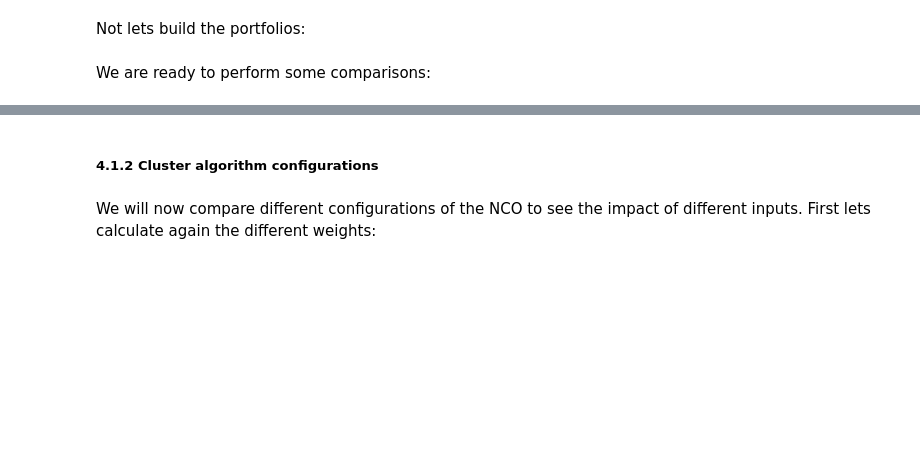
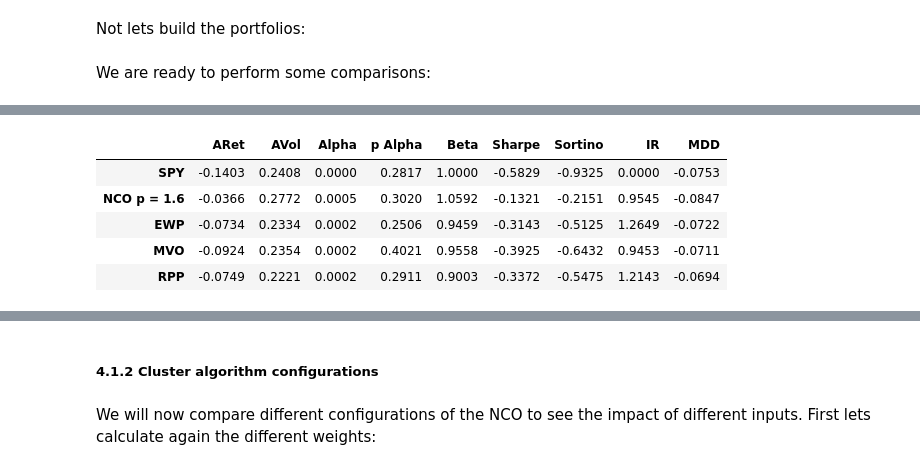
Before and after one commit to dariosandrucci/thesis, a Jupyter notebook: project_notebook.ipynb, the cells around one changed output, grey strips where cells are left out. Saved outputs shown, nothing was run; the diff lists cells and outputs as text; code cells hidden in the pictures; blank space fills up the shorter version.

```diff
--- a/project_notebook.ipynb
+++ b/project_notebook.ipynb
@@ -153,0 +248,9 @@ BM1.plot_performance()
+# %%
+BM1.performance_report()
+# %% [output]
+|  | ARet | AVol | Alpha | p Alpha | Beta | Sharpe | Sortino | IR | MDD |
+| SPY | -0.1403 | 0.2408 | 0.0000 | 0.2817 | 1.0000 | -0.5829 | -0.9325 | 0.0000 | -0.0753 |
+| NCO p = 1.6 | -0.0366 | 0.2772 | 0.0005 | 0.3020 | 1.0592 | -0.1321 | -0.2151 | 0.9545 | -0.0847 |
+| EWP | -0.0734 | 0.2334 | 0.0002 | 0.2506 | 0.9459 | -0.3143 | -0.5125 | 1.2649 | -0.0722 |
+| MVO | -0.0924 | 0.2354 | 0.0002 | 0.4021 | 0.9558 | -0.3925 | -0.6432 | 0.9453 | -0.0711 |
+| RPP | -0.0749 | 0.2221 | 0.0002 | 0.2911 | 0.9003 | -0.3372 | -0.5475 | 1.2143 | -0.0694 |
```
Also changed, not shown: parts of 36 cells of this notebook, 2 other files.
